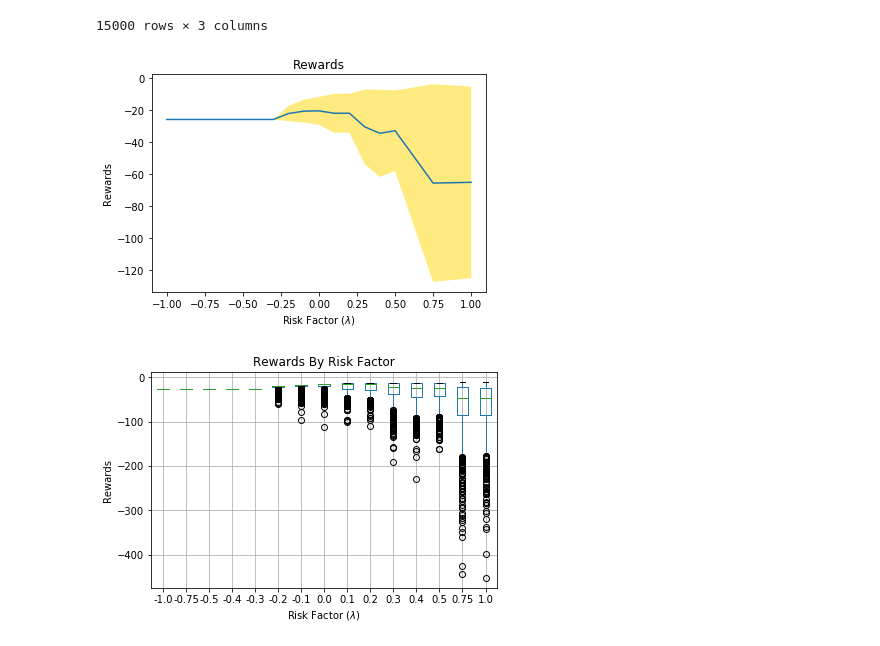
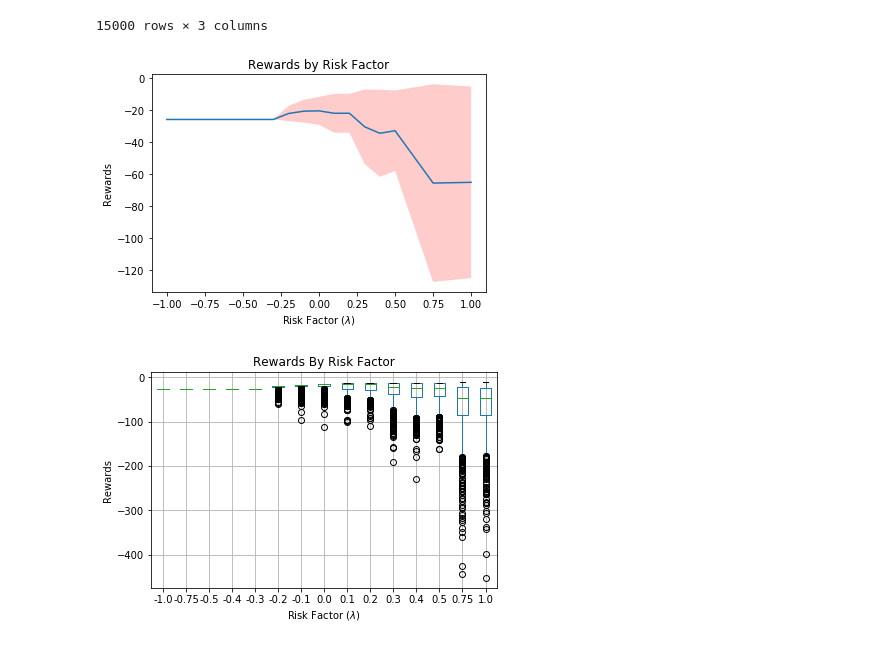
Before and after one commit to dulpneto/RiverCrossing-DQN, a Jupyter notebook: notebooks/Analysis QL.ipynb, the cells around one changed output. Drawn from its saved outputs; the diff is of its cells as text; code cells hidden in the pictures.

```diff
--- a/notebooks/Analysis QL.ipynb
+++ b/notebooks/Analysis QL.ipynb
@@ -130,16 +130,16 @@ result_ql_run
 # %%
 df = result_ql_run.groupby('lamb').mean().reset_index()
 sd = result_ql_run.groupby('lamb').std().reset_index()['rewards']
 x = df['lamb']
 y = df['rewards']
 plt.plot(x, y)
-plt.fill_between(x, (y-sd), (y+sd), facecolor='gold', alpha=0.5)
-plt.title('Rewards')
+plt.fill_between(x, (y-sd), (y+sd), facecolor='red', alpha=0.2)
+plt.title('Rewards by Risk Factor')
 plt.xlabel(r"Risk Factor ($\lambda$)")
 plt.ylabel('Rewards')
 plt.show()
 # %% [output]
-[figure, old version]
+[figure, new version]
 # %%
 import warnings
 warnings.filterwarnings('ignore')
```
Also changed, not shown: parts of 5 cells of this notebook.
